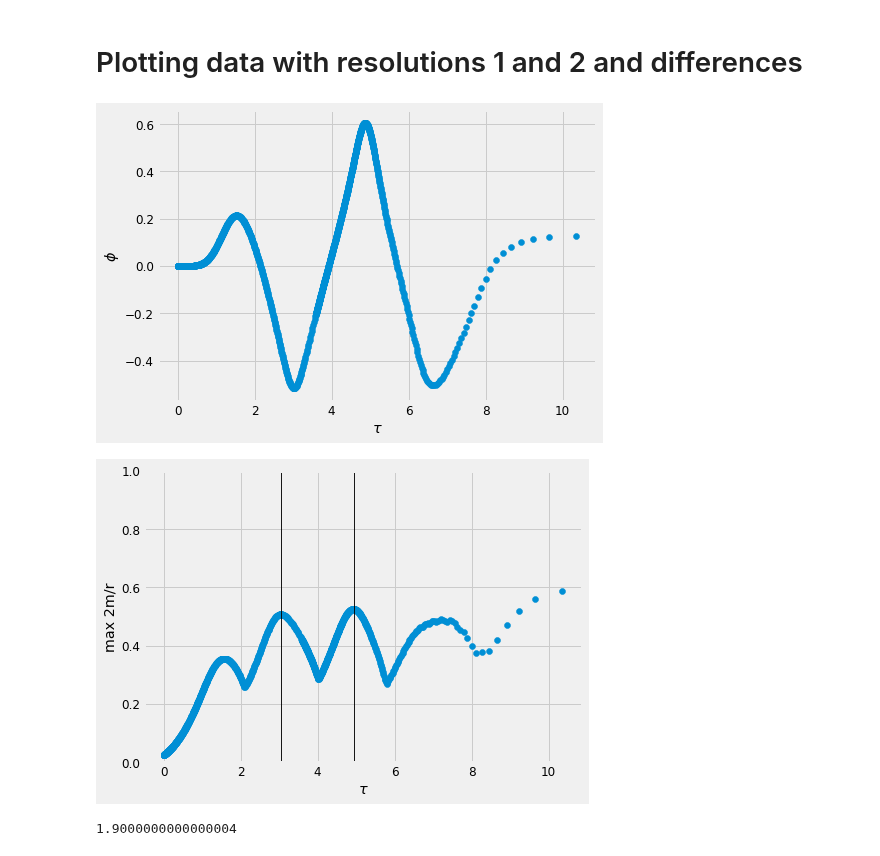
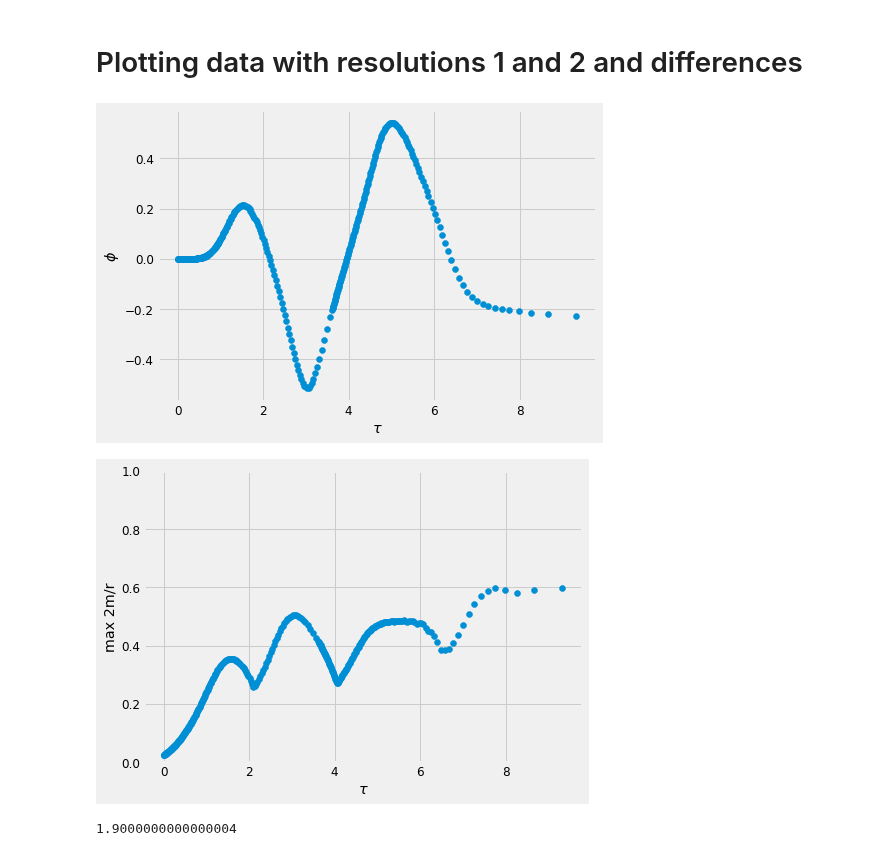
Before and after one commit to rita-png/gravitational-collapse, a Jupyter notebook: ScalarField/2D/PostProcessing.ipynb, the cells around one changed output. Drawn from its saved outputs; the diff is of its cells as text; code cells hidden in the pictures.

Commit message:
echo plots for more tuning

```diff
--- a/ScalarField/2D/PostProcessing.ipynb
+++ b/ScalarField/2D/PostProcessing.ipynb
@@ -86,3 +84,15 @@ time = [float(t) for t in time];
+# %%
+dir = "/home/rita13santos/Desktop/MSc Thesis/Git/ScalarField/DATA/timearray1.csv"
+time=[]
+
+with open(dir) as f:
+    with pd.option_context('display.precision', 20):
+        df = pd.read_csv(dir, header=None, dtype = str)
+
+        df = df.to_numpy()
+        df = np.transpose(df)
+
+time = [float(t) for t in df[0]]
 # %% [markdown]
 CSV format
 # %%
@@ -151,7 +161,7 @@ plt.rcParams.update({'font.size': 12})
 # %% [markdown]
 # Plotting data with resolutions 1 and 2 and differences
 # %%
-ustar=1.0284535606837135#time[len(time)-1] its this but with more precision
+ustar=time[len(time)-1]
 # %%
 tau = [-math.log((ustar-x)/ustar) for x in time[0:len(time)-1]] #ignoring last timestep, where log(0)
 monitor_ratio = []
@@ -179,20 +189,20 @@ with plt.style.context('fivethirtyeight'):
     #plt.ylim([-1,1])
     plt.scatter(tau,phi)
 # %% [output]
-[figure, old version]
+[figure, new version]
 # %%
 with plt.style.context('fivethirtyeight'):
 
     plt.rcParams.update({'font.size': 12})
     plt.rcParams["figure.figsize"] = (7,5)
     plt.xlabel("$\u03C4$")
     plt.ylabel("max 2m/r")
     plt.ylim([0,1])
     plt.scatter(tau,monitor_ratio)
-    plt.axvline(x = 3.05, color = 'black', linestyle = 'solid', alpha=0.9,linewidth=1)
-    plt.axvline(x = 4.95, color = 'black', linestyle = 'solid', alpha=0.9,linewidth=1)
+    #plt.axvline(x = 3.05, color = 'black', linestyle = 'solid', alpha=0.9,linewidth=1)
+    #plt.axvline(x = 4.95, color = 'black', linestyle = 'solid', alpha=0.9,linewidth=1)
 # %% [output]
-[figure, old version]
+[figure, new version]
 # %%
 4.95-3.05
 # %% [output]
```
Also changed, not shown: parts of 2 cells of this notebook, 4 other files.
